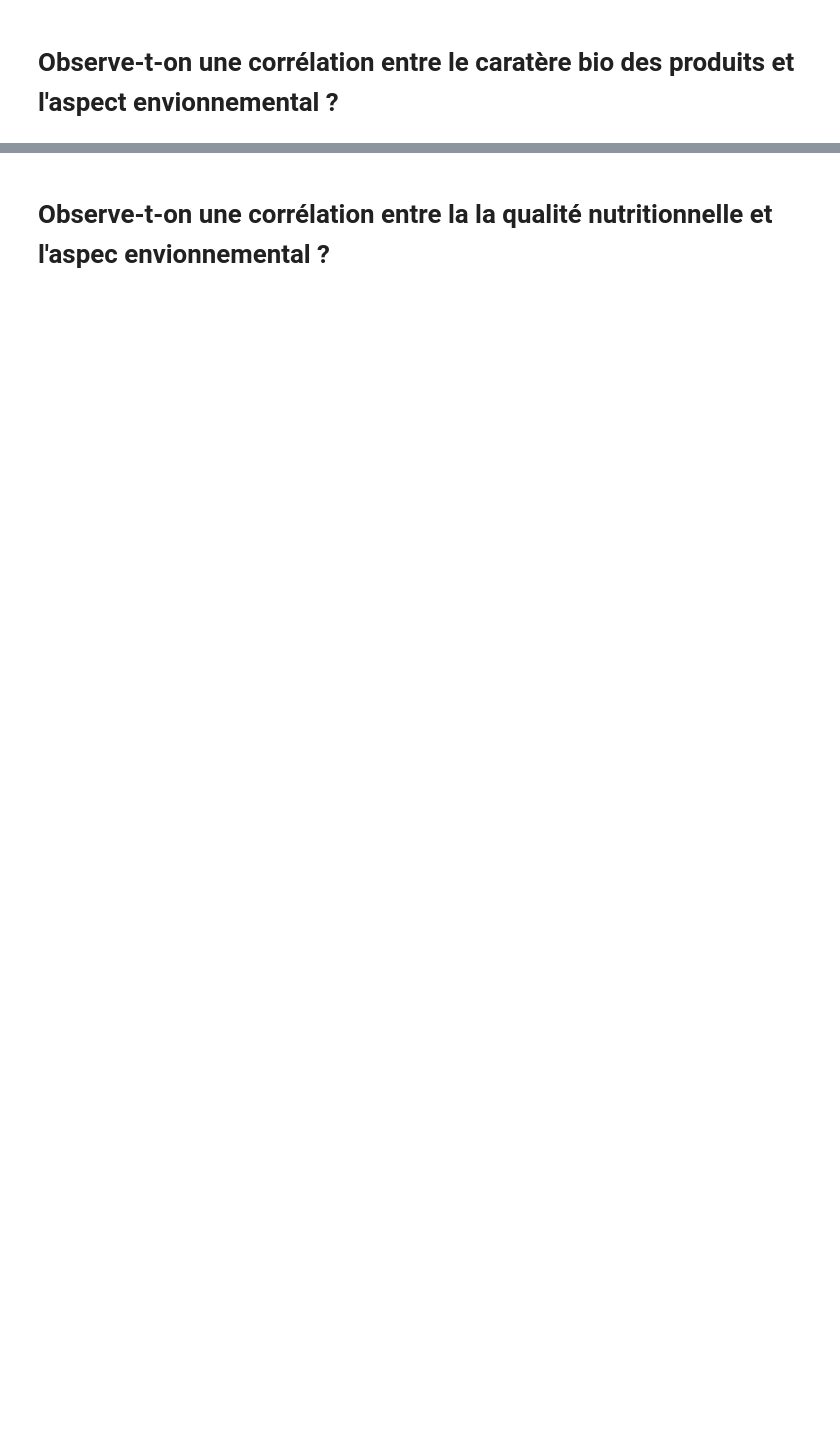
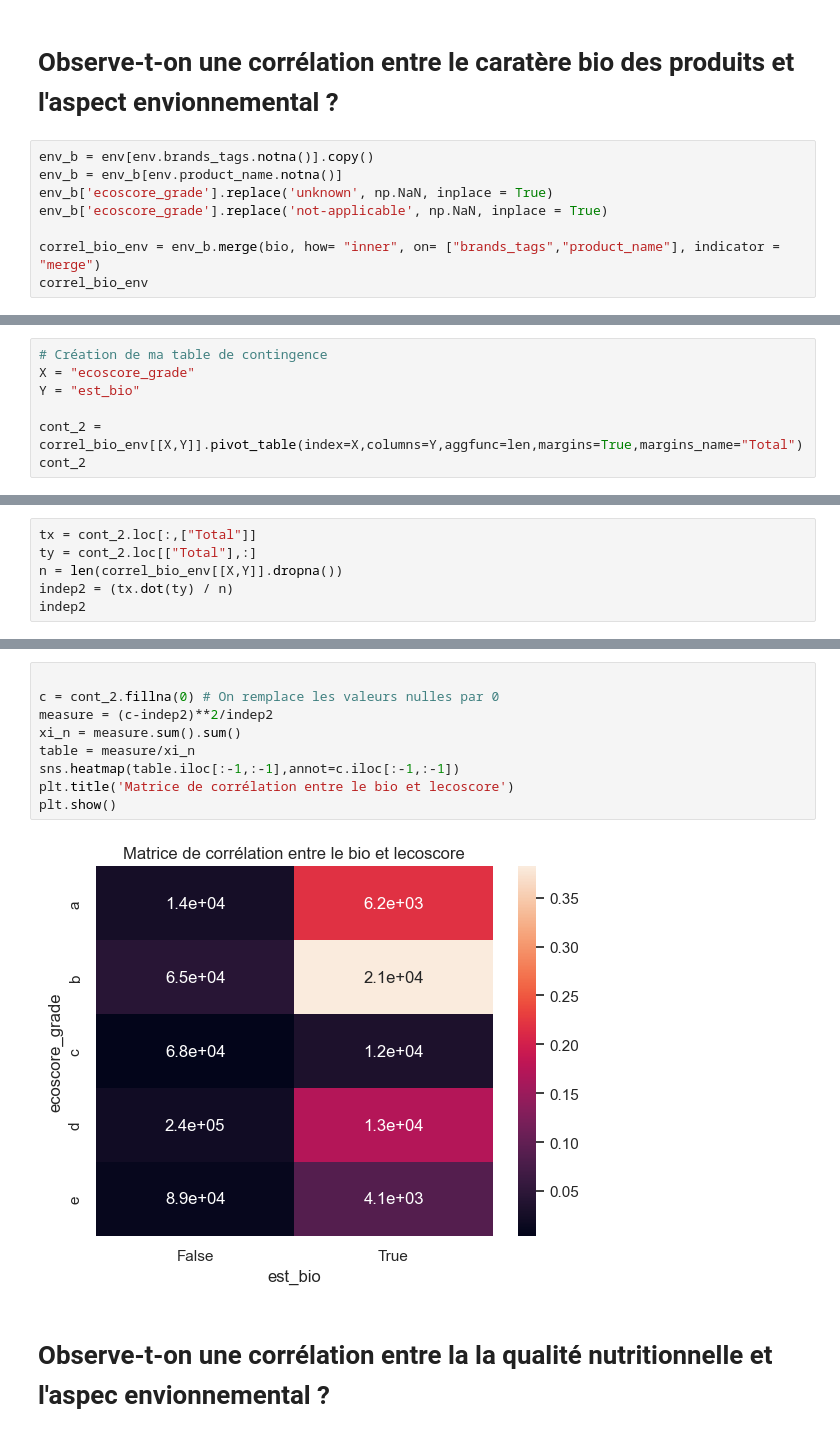
Before and after one commit to GrandMarabout/Analyse-UFC-que-choisir, a Jupyter notebook: Projet sur l'analyse de la qualité des produits alimentaires-Copy1.ipynb, the cells around one changed output, grey strips where cells are left out. Saved outputs shown, nothing was run; the diff lists cells and outputs as text; blank space fills up the shorter version.

```diff
--- a/Projet sur l'analyse de la qualité des produits alimentaires-Copy1.ipynb
+++ b/Projet sur l'analyse de la qualité des produits alimentaires-Copy1.ipynb
@@ -816,2 +860,10 @@ indep
 # %% [markdown]
 # Observe-t-on une corrélation entre le caratère bio des produits et l'aspect envionnemental ?
+# %%
+env_b = env[env.brands_tags.notna()].copy()
+env_b = env_b[env.product_name.notna()]
+env_b['ecoscore_grade'].replace('unknown', np.NaN, inplace = True)
+env_b['ecoscore_grade'].replace('not-applicable', np.NaN, inplace = True)
+
+correl_bio_env = env_b.merge(bio, how= "inner", on= ["brands_tags","product_name"], indicator = "merge")
+correl_bio_env
@@ -817,0 +884,7 @@ indep
+# %%
+# Création de ma table de contingence
+X = "ecoscore_grade"
+Y = "est_bio"
+
+cont_2 = correl_bio_env[[X,Y]].pivot_table(index=X,columns=Y,aggfunc=len,margins=True,margins_name="Total")
+cont_2
@@ -817,0 +900,6 @@ indep
+# %%
+tx = cont_2.loc[:,["Total"]]
+ty = cont_2.loc[["Total"],:]
+n = len(correl_bio_env[[X,Y]].dropna())
+indep2 = (tx.dot(ty) / n)
+indep2
@@ -818,2 +921,13 @@ indep
+# %%
+
+c = cont_2.fillna(0) # On remplace les valeurs nulles par 0
+measure = (c-indep2)**2/indep2
+xi_n = measure.sum().sum()
+table = measure/xi_n
+sns.heatmap(table.iloc[:-1,:-1],annot=c.iloc[:-1,:-1])
+plt.title('Matrice de corrélation entre le bio et lecoscore')
+plt.show()
+# %% [output]
+[figure, added]
 # %% [markdown]
 # Observe-t-on une corrélation entre la la qualité nutritionnelle et l'aspec envionnemental ?
```
Also changed, not shown: parts of 20 cells of this notebook.
